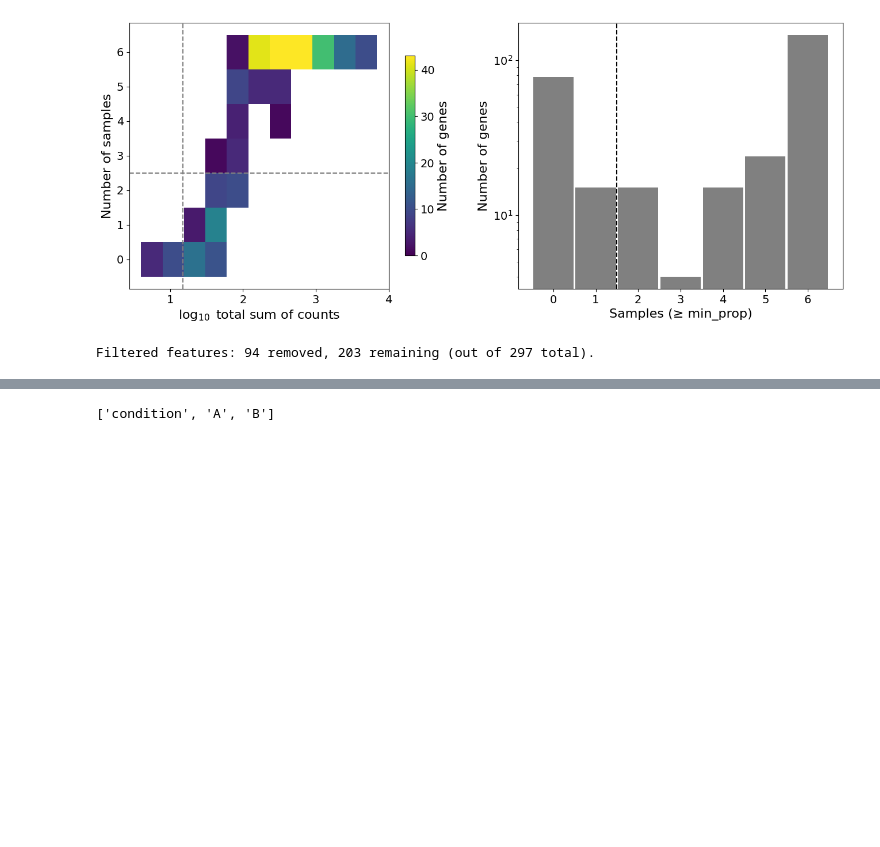
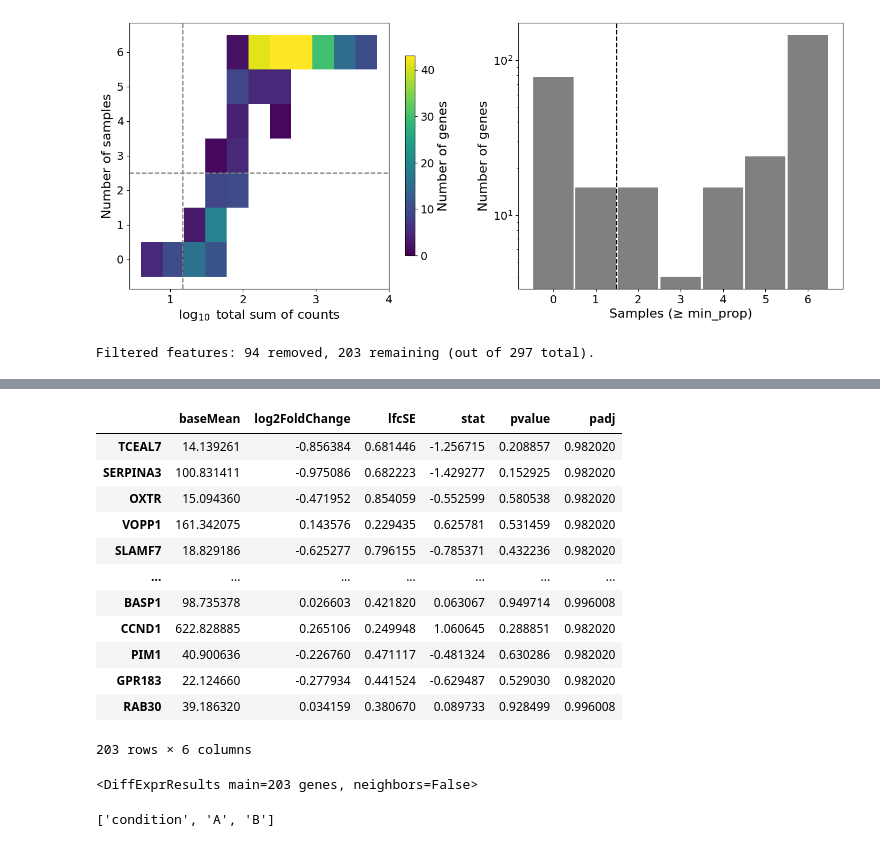
Before and after one commit to SpatialPathology/InSituPy, a Jupyter notebook: docs/source/tutorials/03_multisample_analysis/pseudobulk_tutorial.ipynb, the cells around one changed output, grey strips where cells are left out. Cells and saved outputs as stored; diff of their text form; code cells hidden in the pictures; blank space fills up the shorter version.

```diff
--- a/docs/source/tutorials/03_multisample_analysis/pseudobulk_tutorial.ipynb
+++ b/docs/source/tutorials/03_multisample_analysis/pseudobulk_tutorial.ipynb
@@ -230,0 +259,16 @@ Filtered features: 94 removed, 203 remaining (out of 297 total).
+# %%
+dge_results.main
+# %% [output]
+|  | baseMean | log2FoldChange | lfcSE | stat | pvalue | padj |
+| TCEAL7 | 14.139261 | -0.856384 | 0.681446 | -1.256715 | 0.208857 | 0.982020 |
+| SERPINA3 | 100.831411 | -0.975086 | 0.682223 | -1.429277 | 0.152925 | 0.982020 |
+| OXTR | 15.094360 | -0.471952 | 0.854059 | -0.552599 | 0.580538 | 0.982020 |
+| VOPP1 | 161.342075 | 0.143576 | 0.229435 | 0.625781 | 0.531459 | 0.982020 |
+| SLAMF7 | 18.829186 | -0.625277 | 0.796155 | -0.785371 | 0.432236 | 0.982020 |
+| ... | ... | ... | ... | ... | ... | ... |
+| BASP1 | 98.735378 | 0.026603 | 0.421820 | 0.063067 | 0.949714 | 0.996008 |
+| CCND1 | 622.828885 | 0.265106 | 0.249948 | 1.060645 | 0.288851 | 0.982020 |
+| PIM1 | 40.900636 | -0.226760 | 0.471117 | -0.481324 | 0.630286 | 0.982020 |
+| GPR183 | 22.124660 | -0.277934 | 0.441524 | -0.629487 | 0.529030 | 0.982020 |
+| RAB30 | 39.186320 | 0.034159 | 0.380670 | 0.089733 | 0.928499 | 0.996008 |
+203 rows × 6 columns
@@ -231,3 +281,7 @@ Filtered features: 94 removed, 203 remaining (out of 297 total).
+# %%
+DiffExprResults(main=dge_results.main)
+# %% [output]
+<DiffExprResults main=203 genes, neighbors=False>
 # %%
 from insitupy.plotting import volcano
 # %%
```
Also changed, not shown: parts of 12 cells of this notebook, 14 other files.
